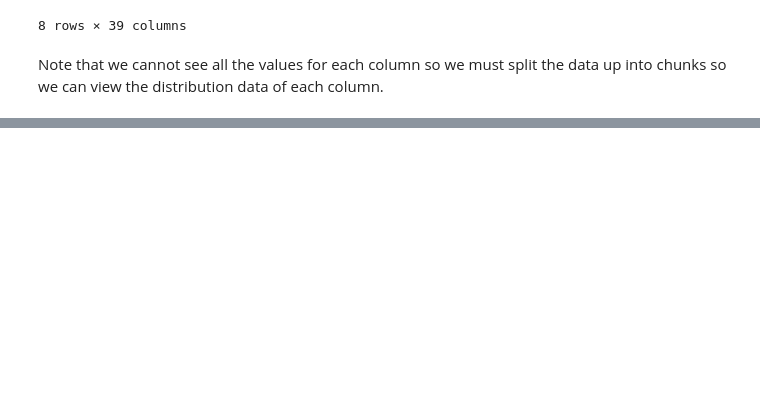
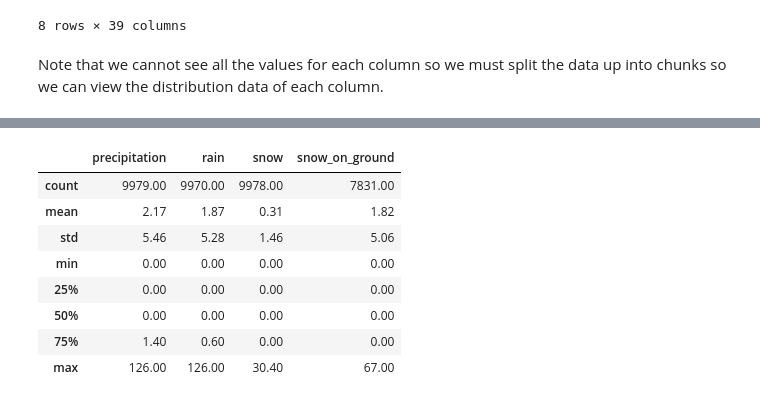
Before and after one commit to sampso29/Toronto-Rain-Prediction-, a Jupyter notebook: Toronto Rain Prediction.ipynb, the cells around one changed output, grey strips where cells are left out. Saved outputs shown, nothing was run; the diff lists cells and outputs as text; code cells hidden in the pictures; blank space fills up the shorter version.

```diff
--- a/Toronto Rain Prediction.ipynb
+++ b/Toronto Rain Prediction.ipynb
@@ -236,0 +293,14 @@ Note that we cannot see all the values for each column so we must split the data
+# %%
+#analyzing percipitation
+cols = data_reduced.columns[36:]
+data_reduced[cols].describe()
+# %% [output]
+|  | precipitation | rain | snow | snow_on_ground |
+| count | 9979.00 | 9970.00 | 9978.00 | 7831.00 |
+| mean | 2.17 | 1.87 | 0.31 | 1.82 |
+| std | 5.46 | 5.28 | 1.46 | 5.06 |
+| min | 0.00 | 0.00 | 0.00 | 0.00 |
+| 25% | 0.00 | 0.00 | 0.00 | 0.00 |
+| 50% | 0.00 | 0.00 | 0.00 | 0.00 |
+| 75% | 1.40 | 0.60 | 0.00 | 0.00 |
+| max | 126.00 | 126.00 | 30.40 | 67.00 |
```
Also changed, not shown: parts of 6 cells of this notebook.
